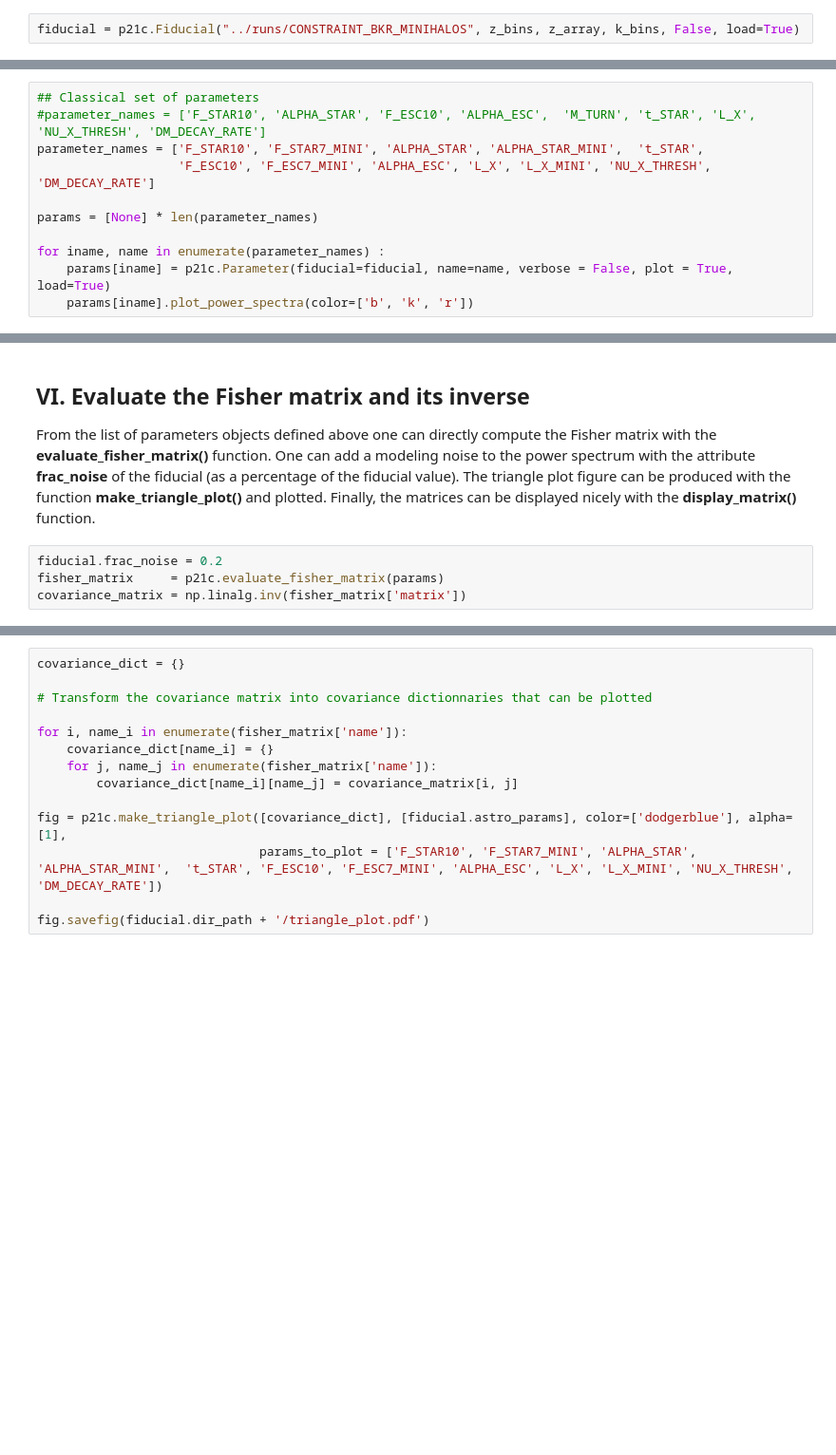
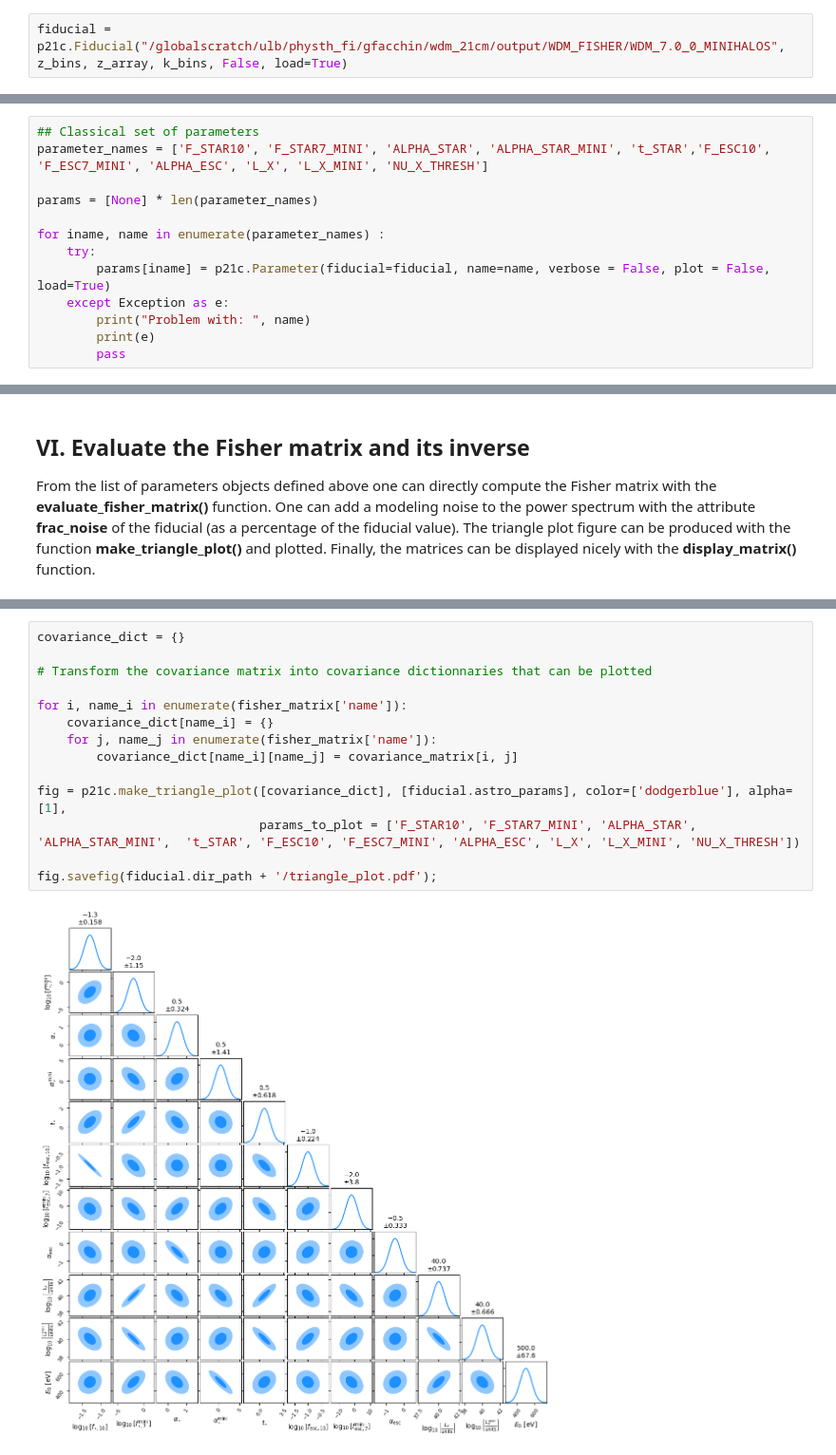
Before and after one commit to gaetanfacchinetti/21cmCAST, a Jupyter notebook: examples/fisher.ipynb, the cells around one changed output, grey strips where cells are left out. Shown: that part at 95% size. Saved outputs shown, nothing was run; the diff lists cells and outputs as text; blank space fills up the shorter version.

```diff
--- a/examples/fisher.ipynb
+++ b/examples/fisher.ipynb
@@ -38,4 +44,4 @@ print("The mode bin edges are:", k_bins)
 
 A **Fiducial** object can be defined by specifying the path where the lightcones are saved (depends on what was set on the config file) as well as  the redshifts and modes bin edges. Note that we must set by hand whether the mode bins are linearly of logarithmically spaced with the option **logk**  that is by default **False** as the output mode bin deges returned by **define\_grid\_modes\_redshits()** are linearly spaced. Further options can be specified, such as a fraction of modeling error **frac\_mod** (see below).
 # %%
-fiducial = p21c.Fiducial("../runs/CONSTRAINT_BKR_MINIHALOS", z_bins, z_array, k_bins, False, load=True)
+fiducial = p21c.Fiducial("/globalscratch/ulb/physth_fi/gfacchin/wdm_21cm/output/WDM_FISHER/WDM_7.0_0_MINIHALOS", z_bins, z_array, k_bins, False, load=True)
@@ -69,11 +62,13 @@ fiducial.plot_power_spectrum()
 # %%
 ## Classical set of parameters
-#parameter_names = ['F_STAR10', 'ALPHA_STAR', 'F_ESC10', 'ALPHA_ESC',  'M_TURN', 't_STAR', 'L_X', 'NU_X_THRESH', 'DM_DECAY_RATE']
-parameter_names = ['F_STAR10', 'F_STAR7_MINI', 'ALPHA_STAR', 'ALPHA_STAR_MINI',  't_STAR',
-                   'F_ESC10', 'F_ESC7_MINI', 'ALPHA_ESC', 'L_X', 'L_X_MINI', 'NU_X_THRESH', 'DM_DECAY_RATE']
+parameter_names = ['F_STAR10', 'F_STAR7_MINI', 'ALPHA_STAR', 'ALPHA_STAR_MINI', 't_STAR','F_ESC10', 'F_ESC7_MINI', 'ALPHA_ESC', 'L_X', 'L_X_MINI', 'NU_X_THRESH']
 
 params = [None] * len(parameter_names)
 
 for iname, name in enumerate(parameter_names) :
-    params[iname] = p21c.Parameter(fiducial=fiducial, name=name, verbose = False, plot = True, load=True)
-    params[iname].plot_power_spectra(color=['b', 'k', 'r'])
+    try:
+        params[iname] = p21c.Parameter(fiducial=fiducial, name=name, verbose = False, plot = False, load=True)
+    except Exception as e:
+        print("Problem with: ", name)
+        print(e)
+        pass
@@ -81,7 +122,3 @@ for iname, name in enumerate(parameter_names) :
 ## VI. Evaluate the Fisher matrix and its inverse
 
 From the list of parameters objects defined above one can directly compute the Fisher matrix with the **evaluate\_fisher\_matrix()** function. One can add a modeling noise to the power spectrum with the attribute **frac\_noise** of the fiducial (as a percentage of the fiducial value). The triangle plot figure can be produced with the function **make\_triangle\_plot()** and plotted. Finally, the matrices can be displayed nicely with the **display\_matrix()** function.
-# %%
-fiducial.frac_noise = 0.2
-fisher_matrix     = p21c.evaluate_fisher_matrix(params)
-covariance_matrix = np.linalg.inv(fisher_matrix['matrix'])
@@ -88,14 +132,16 @@ covariance_matrix = np.linalg.inv(fisher_matrix['matrix'])
 # %%
 covariance_dict = {}
 
 # Transform the covariance matrix into covariance dictionnaries that can be plotted
 
 for i, name_i in enumerate(fisher_matrix['name']):
     covariance_dict[name_i] = {}
     for j, name_j in enumerate(fisher_matrix['name']):
         covariance_dict[name_i][name_j] = covariance_matrix[i, j]
 
 fig = p21c.make_triangle_plot([covariance_dict], [fiducial.astro_params], color=['dodgerblue'], alpha=[1],
-                              params_to_plot = ['F_STAR10', 'F_STAR7_MINI', 'ALPHA_STAR', 'ALPHA_STAR_MINI',  't_STAR', 'F_ESC10', 'F_ESC7_MINI', 'ALPHA_ESC', 'L_X', 'L_X_MINI', 'NU_X_THRESH', 'DM_DECAY_RATE'])
+                              params_to_plot = ['F_STAR10', 'F_STAR7_MINI', 'ALPHA_STAR', 'ALPHA_STAR_MINI',  't_STAR', 'F_ESC10', 'F_ESC7_MINI', 'ALPHA_ESC', 'L_X', 'L_X_MINI', 'NU_X_THRESH'])
 
-fig.savefig(fiducial.dir_path + '/triangle_plot.pdf')
+fig.savefig(fiducial.dir_path + '/triangle_plot.pdf');
+# %% [output]
+[figure, added]
```
Also changed, not shown: parts of 20 cells of this notebook, 7 other files.
